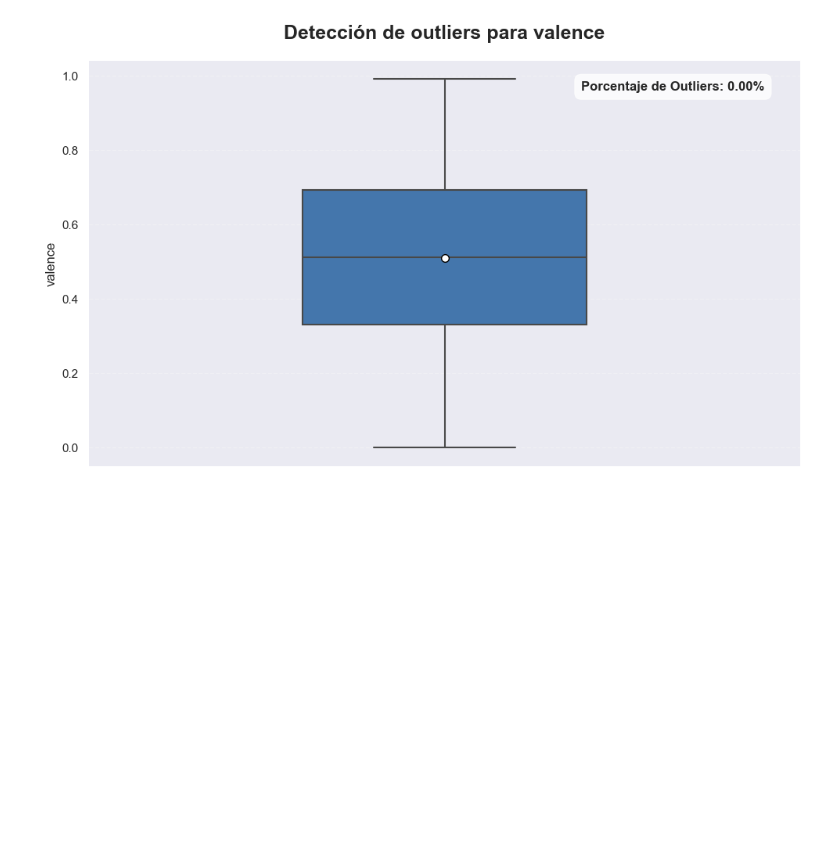
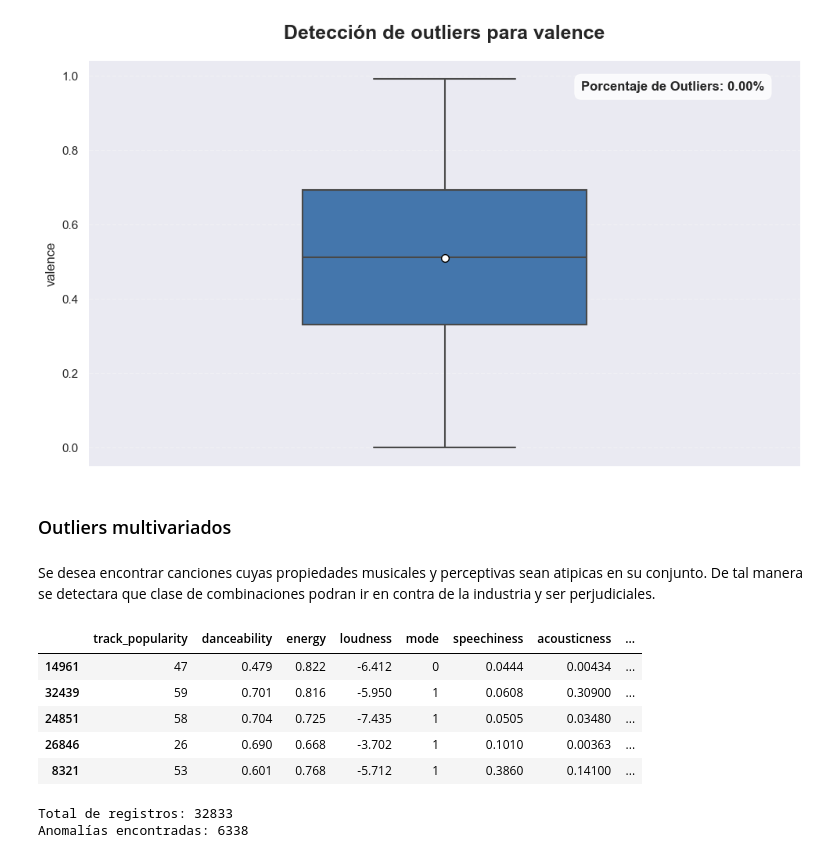
Before and after one commit to juanpablocarrillohortua/Proyecto_Data_Mining_UEC, a Jupyter notebook: notebooks/EDA_&_1st_part_notebook.ipynb, the cells around one changed output. Cells and saved outputs as stored; diff of their text form; code cells hidden in the pictures; blank space fills up the shorter version.

```diff
--- a/notebooks/EDA_&_1st_part_notebook.ipynb
+++ b/notebooks/EDA_&_1st_part_notebook.ipynb
@@ -1232,3 +1232,7 @@ En este caso los outliers se pueden interpretar como la baja cantidad de cancion
 graficas.box_plot_para_atipicos(df, 'valence')
 # %% [output]
 [figure]
+# %% [markdown]
+### Outliers multivariados
+# %% [markdown]
+Se desea encontrar canciones cuyas propiedades musicales y perceptivas sean atipicas en su conjunto. De tal manera se detectara que clase de combinaciones podran ir en contra de la industria y ser perjudiciales.
@@ -1234,0 +1243,37 @@ graficas.box_plot_para_atipicos(df, 'valence')
+# %%
+df_numerico.sample(5)
+# %% [output]
+|  | track_popularity | danceability | energy | loudness | mode | speechiness | acousticness | ... |
+| 14961 | 47 | 0.479 | 0.822 | -6.412 | 0 | 0.0444 | 0.00434 | ... |
+| 32439 | 59 | 0.701 | 0.816 | -5.950 | 1 | 0.0608 | 0.30900 | ... |
+| 24851 | 58 | 0.704 | 0.725 | -7.435 | 1 | 0.0505 | 0.03480 | ... |
+| 26846 | 26 | 0.690 | 0.668 | -3.702 | 1 | 0.1010 | 0.00363 | ... |
+| 8321 | 53 | 0.601 | 0.768 | -5.712 | 1 | 0.3860 | 0.14100 | ... |
+# %%
+
+from sklearn.ensemble import IsolationForest
+
+
+
+#  Configuración del modelo
+# 'n_jobs=-1' usará todos los núcleos del procesador
+
+model = IsolationForest(
+    n_estimators=200,
+    contamination='auto',
+    max_features=1.0,
+    random_state=42,
+    n_jobs=-1
+)
+
+# Entrenamiento y Predicción simultaneos
+
+df_numerico['anomaly_label'] = model.fit_predict(df_numerico)
+
+#  Ver los resultados
+anomalias = df_numerico[df_numerico['anomaly_label'] == -1]
+print(f"Total de registros: {len(df_numerico)}")
+print(f"Anomalías encontradas: {len(anomalias)}")
+# %% [output]
+Total de registros: 32833
+Anomalías encontradas: 6338
```
Also changed, not shown: parts of 16 cells of this notebook.
